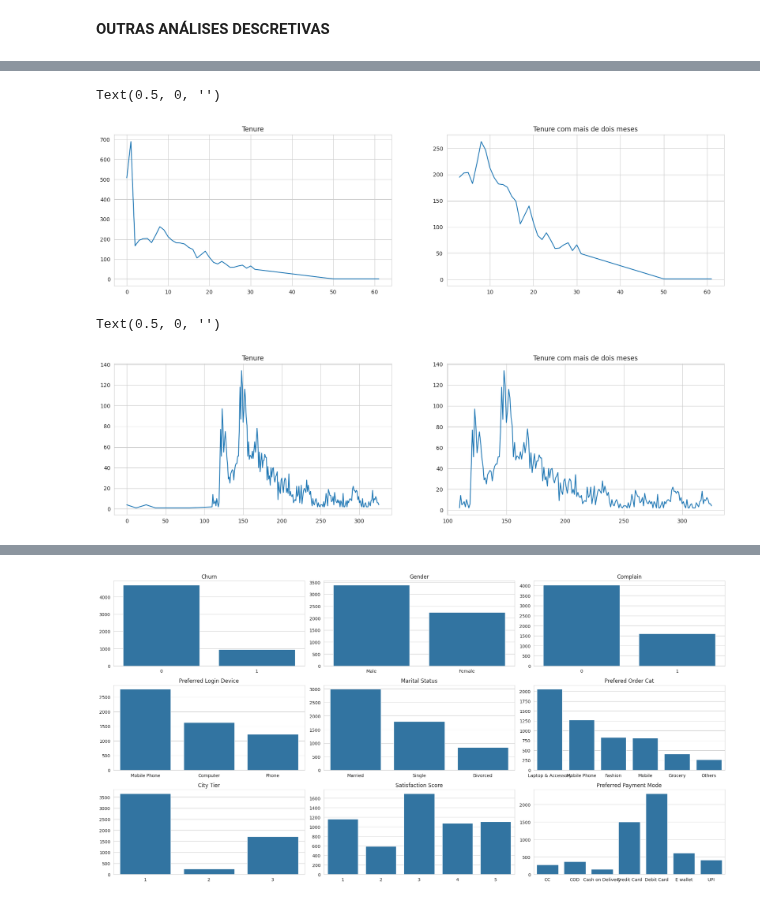
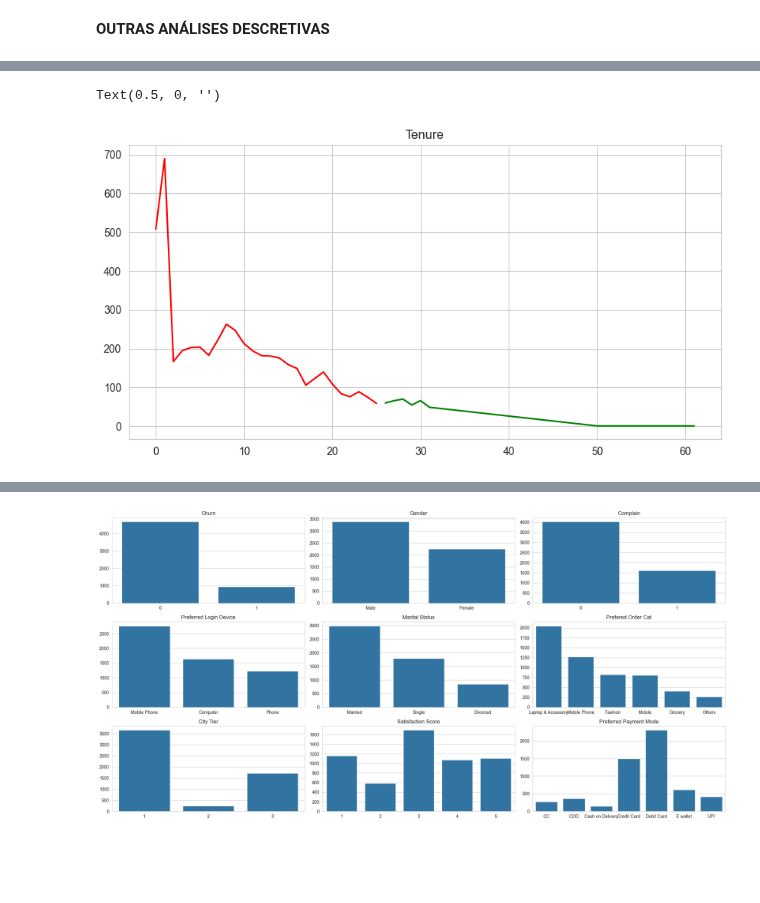
Before and after one commit to PedroReste/repository_for_studies, a Jupyter notebook: ecommerce_database_kaggle/ecommerce_database_kaggle.ipynb, the cells around one changed output, grey strips where cells are left out. Drawn from its saved outputs; the diff is of its cells as text; code cells hidden in the pictures; blank space fills up the shorter version.

```diff
--- a/ecommerce_database_kaggle/ecommerce_database_kaggle.ipynb
+++ b/ecommerce_database_kaggle/ecommerce_database_kaggle.ipynb
@@ -167,8 +171,9 @@ Podemos pensar posteriormente uma estratégia para repor esses dados, porque tem
 # %%
+sns.set_style("whitegrid")
 fig, axes = plt.subplots(5, 2, figsize=(20, 20))
 
 var = df['CouponUsed'].sort_values().value_counts(sort=False)
-sns.lineplot(x= var.index, y=var.values, ax=axes[0, 0])
+sns.scatterplot(x= var.index, y=var.values, size=var, sizes=(20,200), ax=axes[0, 0])
 axes[0, 0].set_title("Coupon Used")
 axes[0, 0].set_xlabel("")
 
@@ -178,7 +183,7 @@ axes[0, 1].set_title("Order Count")
 axes[0, 1].set_xlabel("")
 
 var = df['DaySinceLastOrder'].sort_values().value_counts(sort=False)
-sns.lineplot(x= var.index, y=var.values, ax=axes[1, 0])
+sns.scatterplot(x= var.index, y=var.values, size=var, sizes=(20,200), ax=axes[1, 0])
 axes[1, 0].set_title("Day Since Last Order")
 axes[1, 0].set_xlabel("")
 
@@ -193,17 +198,17 @@ axes[2, 0].set_title("Order Amount Hike From last Year")
 axes[2, 0].set_xlabel("")
 
 var = df['Tenure'].sort_values().value_counts(sort=False)
-sns.lineplot(x= var.index, y=var.values, ax=axes[2, 1])
+sns.scatterplot(x= var.index, y=var.values, size=var, sizes=(20,200), ax=axes[2, 1])
 axes[2, 1].set_title("Tenure")
 axes[2, 1].set_xlabel("")
 
 var = df['WarehouseToHome'].sort_values().value_counts(sort=False)
-sns.lineplot(x= var.index, y=var.values, ax=axes[3, 0])
+sns.scatterplot(x= var.index, y=var.values, size=var, sizes=(20,200), ax=axes[3, 0])
 axes[3, 0].set_title("Ware house To Home")
 axes[3, 0].set_xlabel("")
 
 var = df['CashbackAmount'].sort_values().value_counts(sort=False)
-sns.lineplot(x= var.index, y=var.values, ax=axes[3, 1])
+sns.scatterplot(x= var.index, y=var.values, size=var, sizes=(20,200), ax=axes[3, 1])
 axes[3, 1].set_title("Cash back Amount")
 axes[3, 1].set_xlabel("")
 
@@ -222,34 +276,15 @@ Text(0.5, 0, '')
 # %%
-fig, axes = plt.subplots(1, 2, figsize=(20, 5))
+fig, axes = plt.subplots(figsize=(10, 5))
 
-var = df['Tenure'].sort_values().value_counts(sort=False)
-sns.lineplot(x= var.index, y=var.values, ax=axes[0])
-axes[0].set_title("Tenure")
-axes[0].set_xlabel("")
+sns.set_style("whitegrid")
+var = df['Tenure'].sort_values().value_counts(sort=False)[df["Churn"] == 0]
+sns.lineplot(x= var.index, y=var.values, color="green")
 
-#Novo gráfico sem o 1° e o 2° mês
-var = df['Tenure'].sort_values().value_counts(sort=False)
-var = var[var.index > 2]
-sns.lineplot(x= var.index, y=var.values, ax=axes[1])
-axes[1].set_title("Tenure com mais de dois meses")
-axes[1].set_xlabel("")
+var = df['Tenure'].sort_values().value_counts(sort=False)[df["Churn"] == 1]
+sns.lineplot(x= var.index, y=var.values, color="red")
+
+axes.set_title("Tenure")
+axes.set_xlabel("")
 # %% [output]
 Text(0.5, 0, '')
-[figure, old version]
+[figure, new version]
-# %%
-fig, axes = plt.subplots(1, 2, figsize=(20, 5))
-
-var = df['CashbackAmount'].sort_values().value_counts(sort=False)
-sns.lineplot(x= var.index, y=var.values, ax=axes[0])
-axes[0].set_title("Tenure")
-axes[0].set_xlabel("")
-
-#Novo gráfico sem o 1° e o 2° mês
-var = df['CashbackAmount'].sort_values().value_counts(sort=False)
-var = var[var.index > 100]
-sns.lineplot(x= var.index, y=var.values, ax=axes[1])
-axes[1].set_title("Tenure com mais de dois meses")
-axes[1].set_xlabel("")
-# %% [output]
-Text(0.5, 0, '')
-[figure, removed]
```
Also changed, not shown: parts of 17 cells of this notebook.
